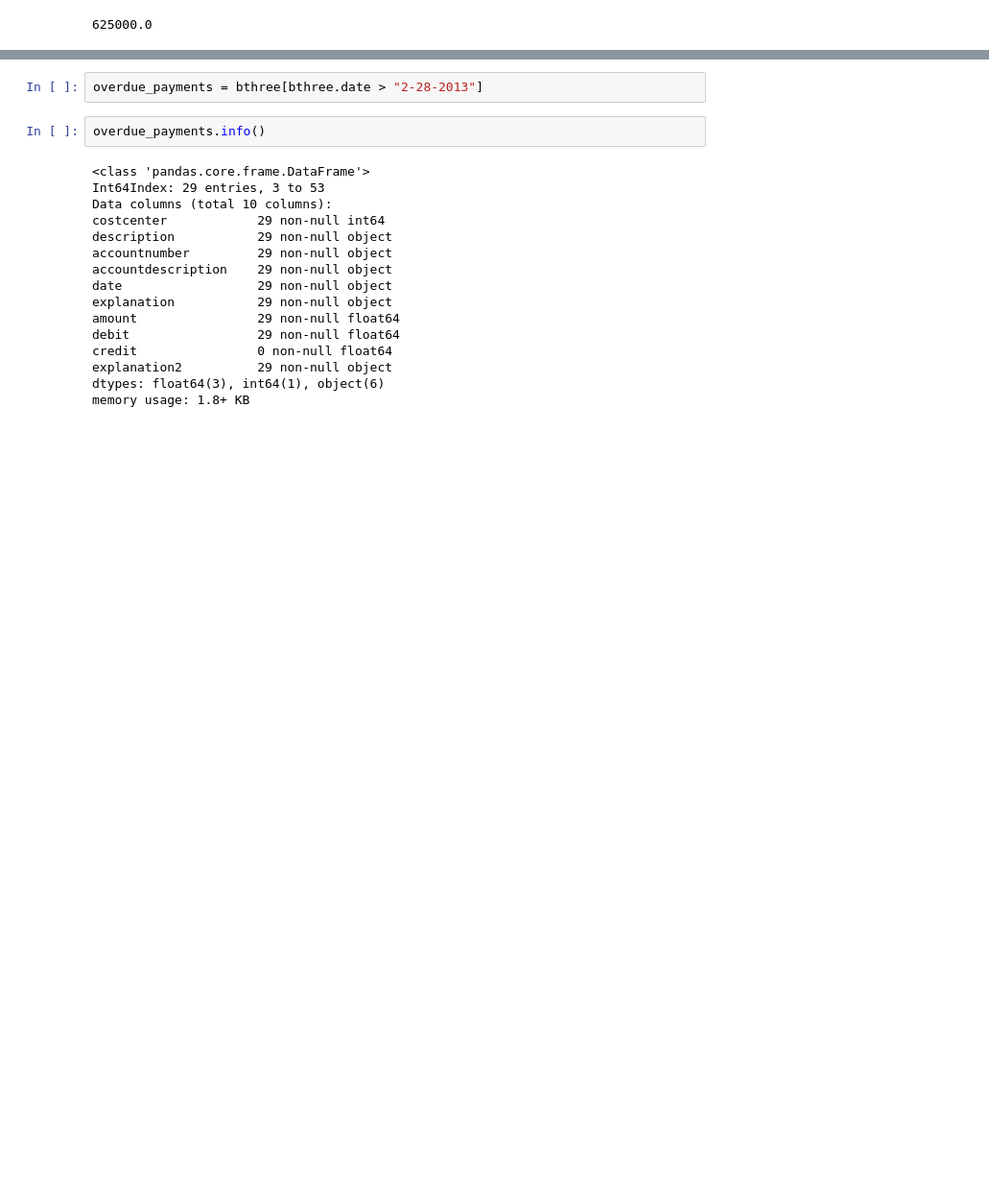
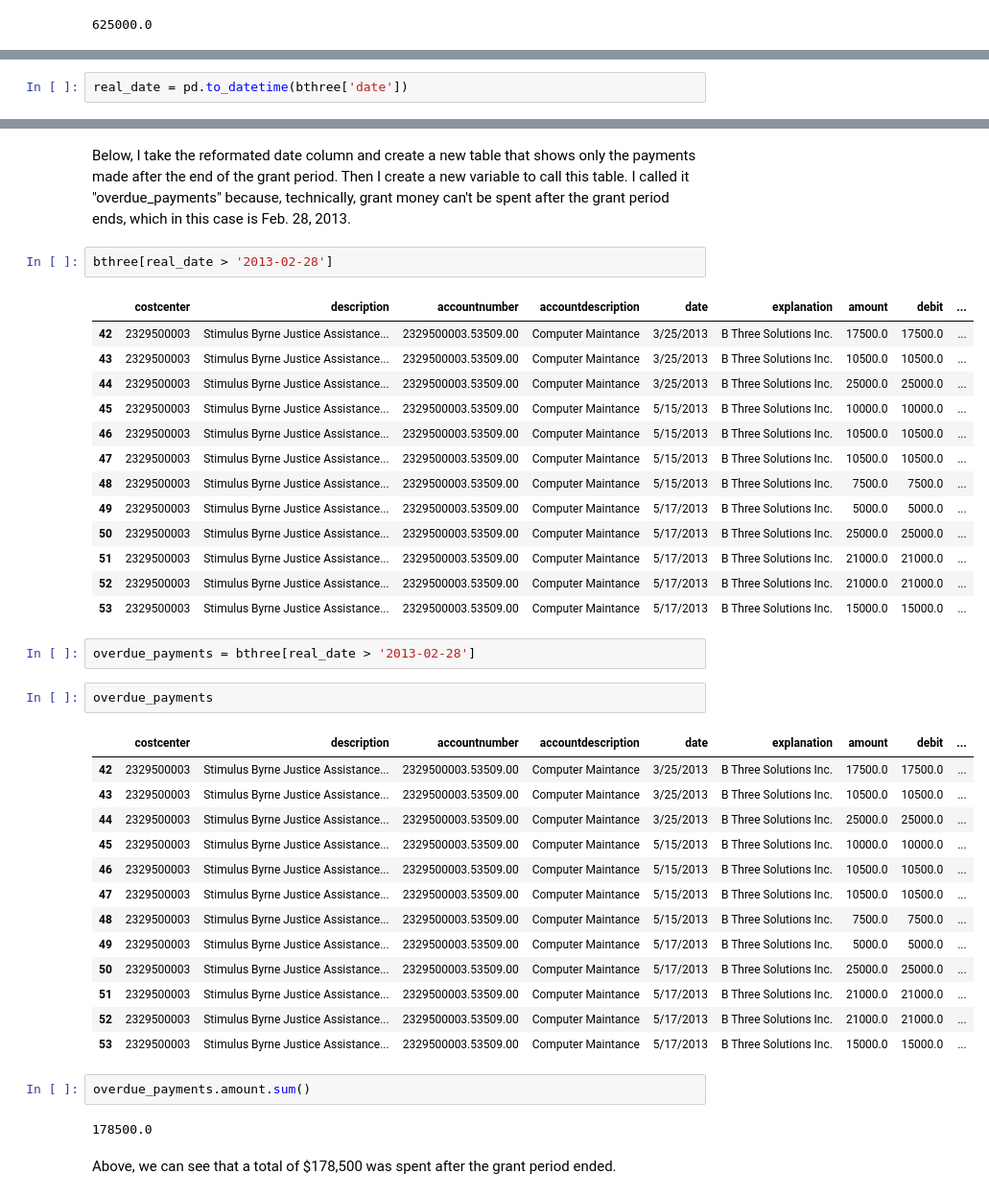
Before and after one commit to jdale7/jag_data, a Jupyter notebook: JAG data.ipynb, the cells around one changed output, grey strips where cells are left out. Shown: that part at 96% size. Drawn from its saved outputs; the diff is of its cells as text; blank space fills up the shorter version.

```diff
--- a/JAG data.ipynb
+++ b/JAG data.ipynb
@@ -219,0 +159,2 @@ memory usage: 832.0+ bytes
+# %%
+real_date = pd.to_datetime(bthree['date'])
@@ -220,20 +181,42 @@ memory usage: 832.0+ bytes
+# %% [markdown]
+Below, I take the reformated date column and create a new table that shows only the payments made after the end of the grant period. Then I create a new variable to call this table. I called it "overdue_payments" because, technically, grant money can't be spent after the grant period ends, which in this case is Feb. 28, 2013.
+# %%
+bthree[real_date > '2013-02-28']
+# %% [output]
+|  | costcenter | description | accountnumber | accountdescription | date | explanation | amount | debit | ... |
+| 42 | 2329500003 | Stimulus Byrne Justice Assistance... | 2329500003.53509.00 | Computer Maintance | 3/25/2013 | B Three Solutions Inc. | 17500.0 | 17500.0 | ... |
+| 43 | 2329500003 | Stimulus Byrne Justice Assistance... | 2329500003.53509.00 | Computer Maintance | 3/25/2013 | B Three Solutions Inc. | 10500.0 | 10500.0 | ... |
+| 44 | 2329500003 | Stimulus Byrne Justice Assistance... | 2329500003.53509.00 | Computer Maintance | 3/25/2013 | B Three Solutions Inc. | 25000.0 | 25000.0 | ... |
+| 45 | 2329500003 | Stimulus Byrne Justice Assistance... | 2329500003.53509.00 | Computer Maintance | 5/15/2013 | B Three Solutions Inc. | 10000.0 | 10000.0 | ... |
+| 46 | 2329500003 | Stimulus Byrne Justice Assistance... | 2329500003.53509.00 | Computer Maintance | 5/15/2013 | B Three Solutions Inc. | 10500.0 | 10500.0 | ... |
+| 47 | 2329500003 | Stimulus Byrne Justice Assistance... | 2329500003.53509.00 | Computer Maintance | 5/15/2013 | B Three Solutions Inc. | 10500.0 | 10500.0 | ... |
+| 48 | 2329500003 | Stimulus Byrne Justice Assistance... | 2329500003.53509.00 | Computer Maintance | 5/15/2013 | B Three Solutions Inc. | 7500.0 | 7500.0 | ... |
+| 49 | 2329500003 | Stimulus Byrne Justice Assistance... | 2329500003.53509.00 | Computer Maintance | 5/17/2013 | B Three Solutions Inc. | 5000.0 | 5000.0 | ... |
+| 50 | 2329500003 | Stimulus Byrne Justice Assistance... | 2329500003.53509.00 | Computer Maintance | 5/17/2013 | B Three Solutions Inc. | 25000.0 | 25000.0 | ... |
+| 51 | 2329500003 | Stimulus Byrne Justice Assistance... | 2329500003.53509.00 | Computer Maintance | 5/17/2013 | B Three Solutions Inc. | 21000.0 | 21000.0 | ... |
+| 52 | 2329500003 | Stimulus Byrne Justice Assistance... | 2329500003.53509.00 | Computer Maintance | 5/17/2013 | B Three Solutions Inc. | 21000.0 | 21000.0 | ... |
+| 53 | 2329500003 | Stimulus Byrne Justice Assistance... | 2329500003.53509.00 | Computer Maintance | 5/17/2013 | B Three Solutions Inc. | 15000.0 | 15000.0 | ... |
 # %%
-overdue_payments = bthree[bthree.date > "2-28-2013"]
+overdue_payments = bthree[real_date > '2013-02-28']
 # %%
-overdue_payments.info()
+overdue_payments
 # %% [output]
-<class 'pandas.core.frame.DataFrame'>
-Int64Index: 29 entries, 3 to 53
-Data columns (total 10 columns):
-costcenter            29 non-null int64
-description           29 non-null object
-accountnumber         29 non-null object
-accountdescription    29 non-null object
-date                  29 non-null object
-explanation           29 non-null object
-amount                29 non-null float64
-debit                 29 non-null float64
-credit                0 non-null float64
-explanation2          29 non-null object
-dtypes: float64(3), int64(1), object(6)
-memory usage: 1.8+ KB
+|  | costcenter | description | accountnumber | accountdescription | date | explanation | amount | debit | ... |
+| 42 | 2329500003 | Stimulus Byrne Justice Assistance... | 2329500003.53509.00 | Computer Maintance | 3/25/2013 | B Three Solutions Inc. | 17500.0 | 17500.0 | ... |
+| 43 | 2329500003 | Stimulus Byrne Justice Assistance... | 2329500003.53509.00 | Computer Maintance | 3/25/2013 | B Three Solutions Inc. | 10500.0 | 10500.0 | ... |
+| 44 | 2329500003 | Stimulus Byrne Justice Assistance... | 2329500003.53509.00 | Computer Maintance | 3/25/2013 | B Three Solutions Inc. | 25000.0 | 25000.0 | ... |
+| 45 | 2329500003 | Stimulus Byrne Justice Assistance... | 2329500003.53509.00 | Computer Maintance | 5/15/2013 | B Three Solutions Inc. | 10000.0 | 10000.0 | ... |
+| 46 | 2329500003 | Stimulus Byrne Justice Assistance... | 2329500003.53509.00 | Computer Maintance | 5/15/2013 | B Three Solutions Inc. | 10500.0 | 10500.0 | ... |
+| 47 | 2329500003 | Stimulus Byrne Justice Assistance... | 2329500003.53509.00 | Computer Maintance | 5/15/2013 | B Three Solutions Inc. | 10500.0 | 10500.0 | ... |
+| 48 | 2329500003 | Stimulus Byrne Justice Assistance... | 2329500003.53509.00 | Computer Maintance | 5/15/2013 | B Three Solutions Inc. | 7500.0 | 7500.0 | ... |
+| 49 | 2329500003 | Stimulus Byrne Justice Assistance... | 2329500003.53509.00 | Computer Maintance | 5/17/2013 | B Three Solutions Inc. | 5000.0 | 5000.0 | ... |
+| 50 | 2329500003 | Stimulus Byrne Justice Assistance... | 2329500003.53509.00 | Computer Maintance | 5/17/2013 | B Three Solutions Inc. | 25000.0 | 25000.0 | ... |
+| 51 | 2329500003 | Stimulus Byrne Justice Assistance... | 2329500003.53509.00 | Computer Maintance | 5/17/2013 | B Three Solutions Inc. | 21000.0 | 21000.0 | ... |
+| 52 | 2329500003 | Stimulus Byrne Justice Assistance... | 2329500003.53509.00 | Computer Maintance | 5/17/2013 | B Three Solutions Inc. | 21000.0 | 21000.0 | ... |
+| 53 | 2329500003 | Stimulus Byrne Justice Assistance... | 2329500003.53509.00 | Computer Maintance | 5/17/2013 | B Three Solutions Inc. | 15000.0 | 15000.0 | ... |
+# %%
+overdue_payments.amount.sum()
+# %% [output]
+178500.0
+# %% [markdown]
+Above, we can see that a total of $178,500 was spent after the grant period ended.
```
Also changed, not shown: parts of 17 cells of this notebook.
